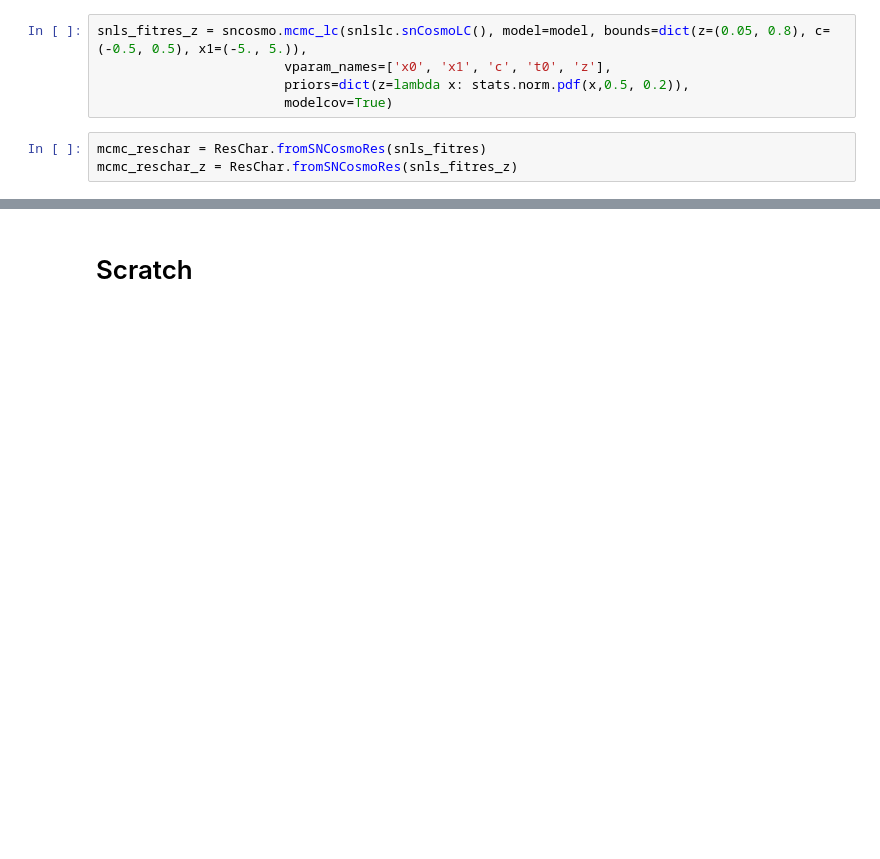
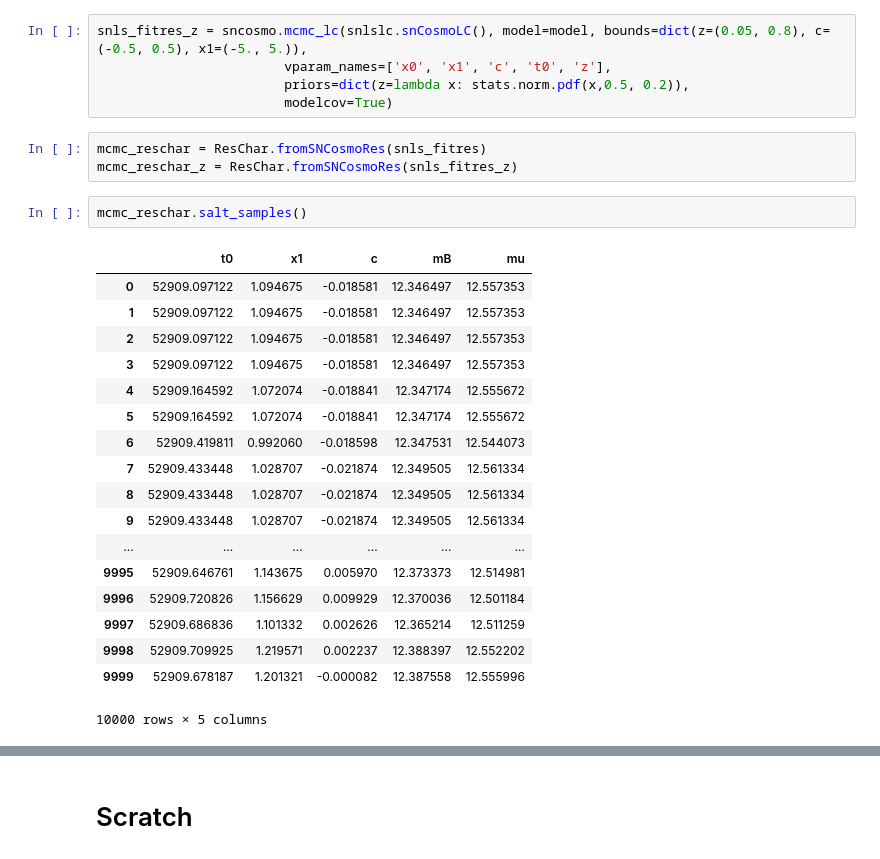
Before and after one commit to rbiswas4/AnalyzeSN, a Jupyter notebook: examples/JLA_example.ipynb, the cells around one changed output, grey strips where cells are left out. Saved outputs shown, nothing was run; the diff lists cells and outputs as text; blank space fills up the shorter version.

```diff
--- a/examples/JLA_example.ipynb
+++ b/examples/JLA_example.ipynb
@@ -64,6 +82,27 @@ snls_fitres_z = sncosmo.mcmc_lc(snlslc.snCosmoLC(), model=model, bounds=dict(z=(
 # %%
 mcmc_reschar = ResChar.fromSNCosmoRes(snls_fitres)
 mcmc_reschar_z = ResChar.fromSNCosmoRes(snls_fitres_z)
+# %%
+mcmc_reschar.salt_samples()
+# %% [output]
+|  | t0 | x1 | c | mB | mu |
+| 0 | 52909.097122 | 1.094675 | -0.018581 | 12.346497 | 12.557353 |
+| 1 | 52909.097122 | 1.094675 | -0.018581 | 12.346497 | 12.557353 |
+| 2 | 52909.097122 | 1.094675 | -0.018581 | 12.346497 | 12.557353 |
+| 3 | 52909.097122 | 1.094675 | -0.018581 | 12.346497 | 12.557353 |
+| 4 | 52909.164592 | 1.072074 | -0.018841 | 12.347174 | 12.555672 |
+| 5 | 52909.164592 | 1.072074 | -0.018841 | 12.347174 | 12.555672 |
+| 6 | 52909.419811 | 0.992060 | -0.018598 | 12.347531 | 12.544073 |
+| 7 | 52909.433448 | 1.028707 | -0.021874 | 12.349505 | 12.561334 |
+| 8 | 52909.433448 | 1.028707 | -0.021874 | 12.349505 | 12.561334 |
+| 9 | 52909.433448 | 1.028707 | -0.021874 | 12.349505 | 12.561334 |
+| ... | ... | ... | ... | ... | ... |
+| 9995 | 52909.646761 | 1.143675 | 0.005970 | 12.373373 | 12.514981 |
+| 9996 | 52909.720826 | 1.156629 | 0.009929 | 12.370036 | 12.501184 |
+| 9997 | 52909.686836 | 1.101332 | 0.002626 | 12.365214 | 12.511259 |
+| 9998 | 52909.709925 | 1.219571 | 0.002237 | 12.388397 | 12.552202 |
+| 9999 | 52909.678187 | 1.201321 | -0.000082 | 12.387558 | 12.555996 |
+10000 rows × 5 columns
 # %%
 fig, ax = plt.subplots()
 mcmc_reschar.salt_samples().mu.hist(histtype='step',
```
Also changed, not shown: parts of 18 cells of this notebook, 2 other files.
